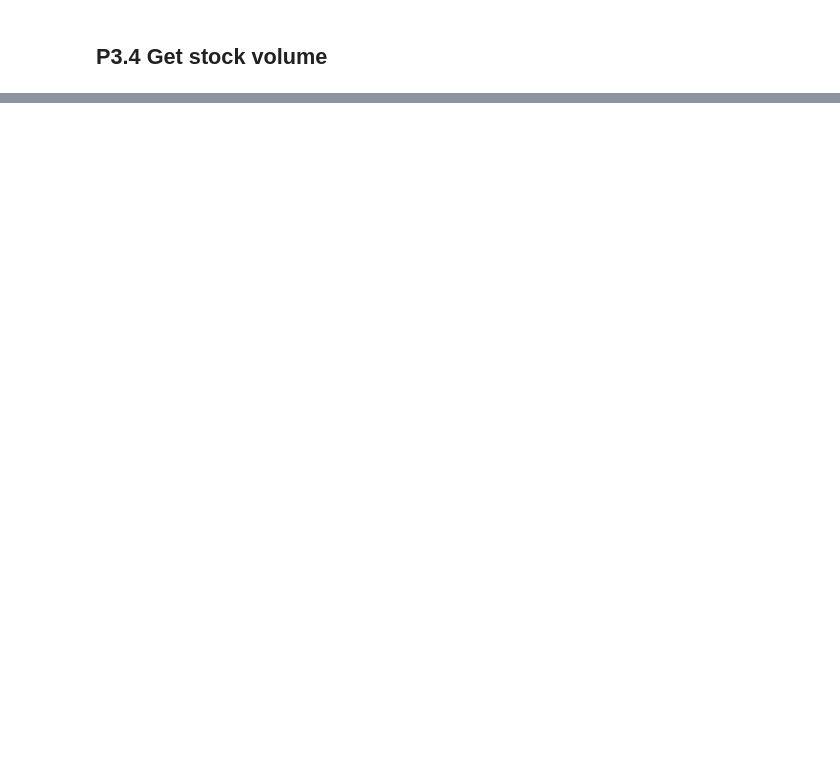
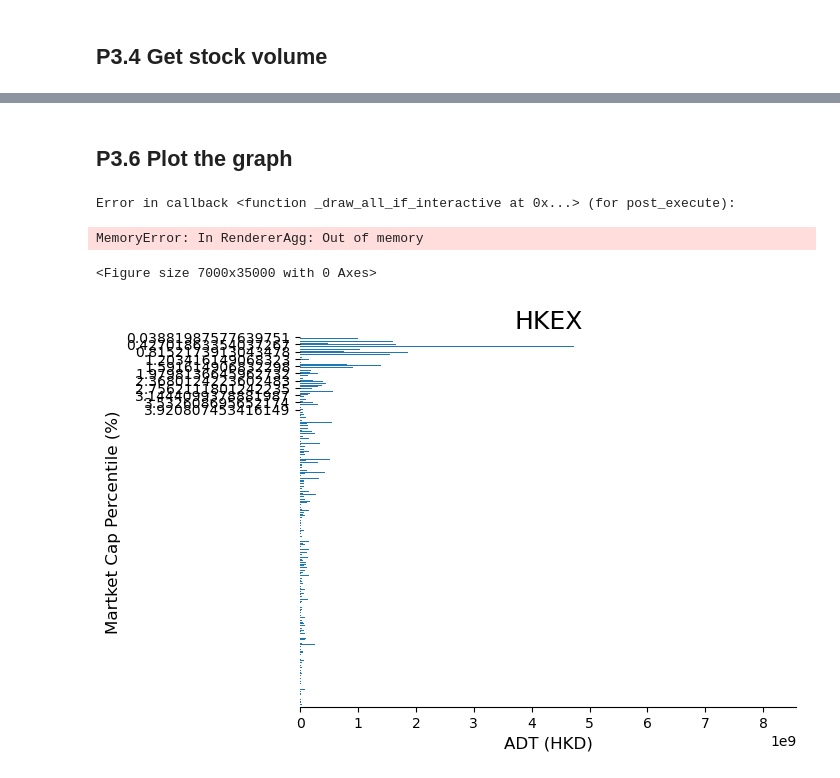
Before and after one commit to ckyma/exchatbook, a Jupyter notebook: getYahooData.ipynb, the cells around one changed output, grey strips where cells are left out. Cells and saved outputs as stored; diff of their text form; code cells hidden in the pictures; blank space fills up the shorter version.

```diff
--- a/getYahooData.ipynb
+++ b/getYahooData.ipynb
@@ -1078,0 +1317,7 @@ szse_data.to_pickle("SZSE_stock_prices_2023.pkl")
+# %%
+hkex_adt = hkex_data_turnover.mean()
+hkex_adt.name = "ADT"
+# %%
+# Join Market Cap wtih ADT
+hkex_graph = hkex_mcap_sorted.join(hkex_adt)
+hkex_graph
@@ -1078,0 +1338,4 @@ szse_data.to_pickle("SZSE_stock_prices_2023.pkl")
+# %%
+# Add the percentile for y-axis
+hkex_graph["marketCap_percentile"] = np.array(range(1, len(hkex_graph)+1)) / len(hkex_graph) * 100
+hkex_graph
@@ -1078,0 +1406,34 @@ szse_data.to_pickle("SZSE_stock_prices_2023.pkl")
+# %% [markdown]
+## P3.6 Plot the graph
+# %%
+plt.style.use('default')
+# %%
+# Set the figure size
+ax = plt.figure(figsize=(70, 350))
+
+# Plot both futures close prices
+ax = hkex_graph.plot.barh(x="marketCap_percentile", y="ADT", legend=False)
+
+# Set the title and axis labels and sizes
+plt.title('HKEX', fontsize=18)
+ax.axes.get_yaxis().set_ticks([0, 10, 20, 30, 40, 50, 60, 70, 80, 90, 100])
+ax.invert_yaxis()
+ax.set_xlabel('ADT (HKD)', fontsize=12)
+ax.set_ylabel('Martket Cap Percentile (%)', fontsize=12)
+# ax2.tick_params(axis='y', labelsize=15)
+# h1, l1 = ax.get_legend_handles_labels()
+# h2, l2 = ax2.get_legend_handles_labels()
+# ax.legend(h2, l2, loc=2, prop={'size': 15})
+ax.set_ylim(510,0)
+ax.spines['top'].set_visible(False)
+ax.spines['right'].set_visible(False)
+ax.spines['left'].set_visible(False)
+
+# Show the plot
+# plt.show()
+plt.savefig('page3_hkex.png', dpi=300)
+# %% [output]
+Error in callback <function _draw_all_if_interactive at 0x...> (for post_execute):
+MemoryError: In RendererAgg: Out of memory
+<Figure size 7000x35000 with 0 Axes>
+[figure, added]
```
Also changed, not shown: parts of 33 cells of this notebook, 8 other files.
